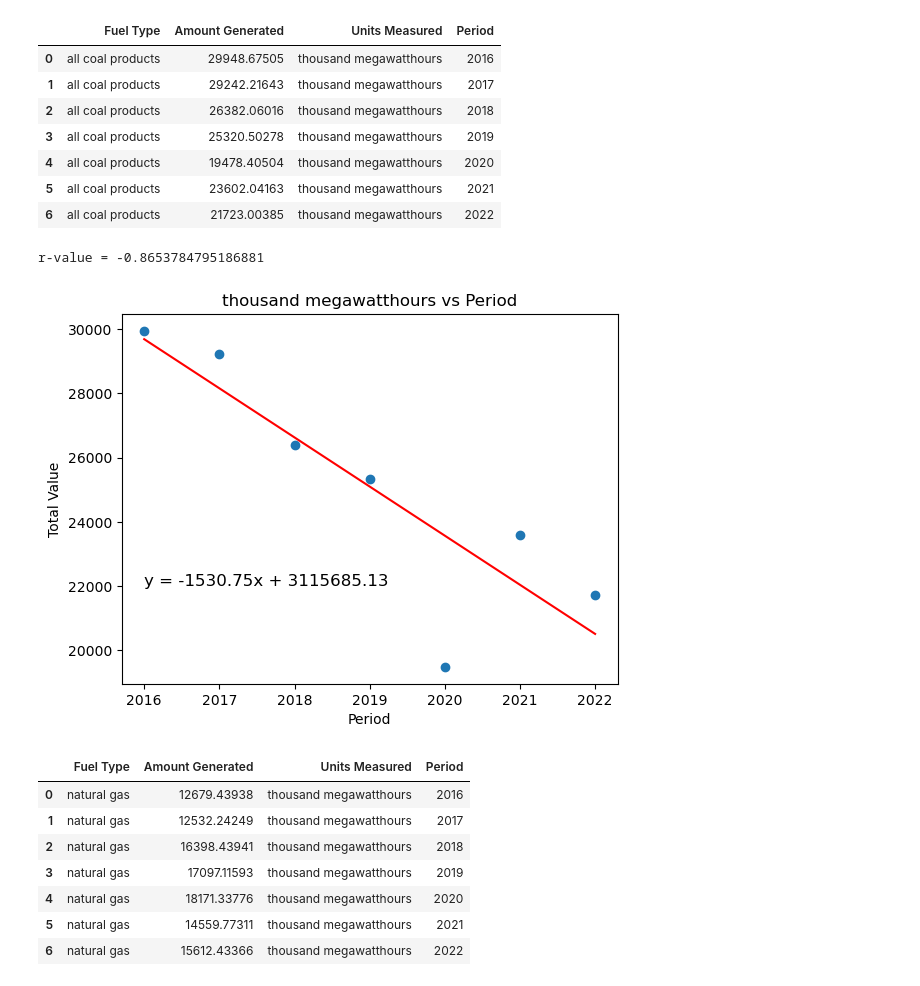
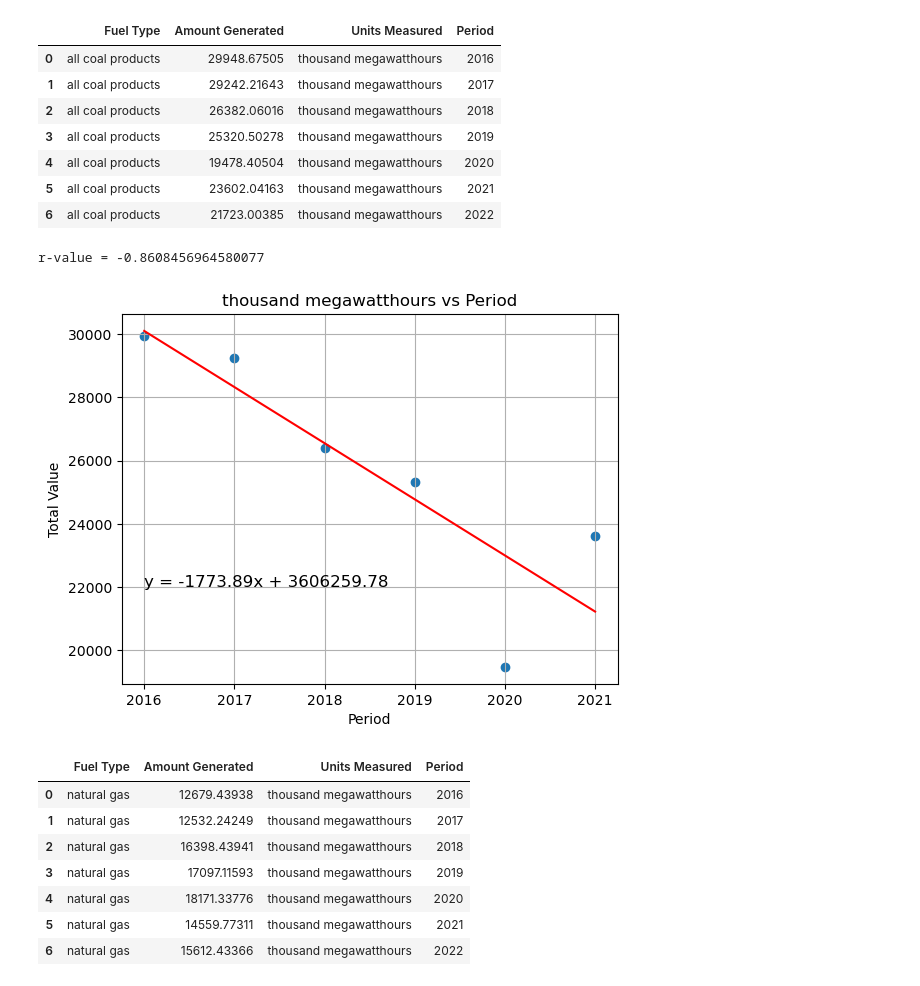
Before and after one commit to Zmart-22/Group-Project-1, a Jupyter notebook: pynergyII.ipynb, the cells around one changed output. Cells and saved outputs as stored; diff of their text form; code cells hidden in the pictures.

```diff
--- a/pynergyII.ipynb
+++ b/pynergyII.ipynb
@@ -192,24 +233,26 @@ coal_df
 | 6 | all coal products | 21723.00385 | thousand megawatthours | 2022 |
 # %%
 # Create a scatter plot with Period on the x-axis and Total Value on the y-axis
+coal_df = coal_df[(coal_df['Period'] >= 2016) & (coal_df['Period'] <= 2021)]
+
 plt.scatter(x='Period', y='Amount Generated', data=coal_df)
 
 plt.xlabel('Period')
 plt.ylabel('Total Value')
 plt.title('thousand megawatthours vs Period')
 
 m, b, r, _, _ = linregress(coal_df['Period'], coal_df['Amount Generated'])
 plt.plot(coal_df['Period'], m*coal_df['Period'] + b, color='red')
 plt.text(2016, 22000, f'y = {m:.2f}x + {b:.2f}', fontsize=12)
 
 
 print(f'r-value = {r}')
 
-
+plt.grid()
 plt.show()
 # %% [output]
-r-value = -0.8653784795186881
+r-value = -0.8608456964580077
-[figure, old version]
+[figure, new version]
 # %%
 #Natural Gas
 
```
Also changed, not shown: parts of 6 cells of this notebook.
